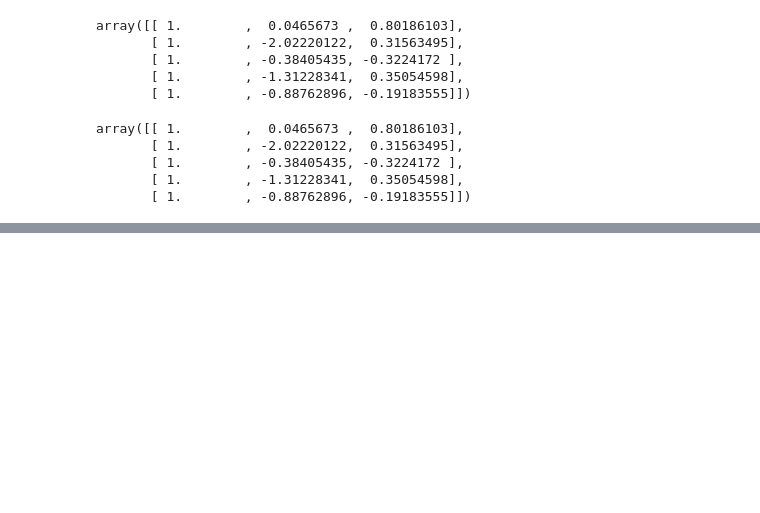
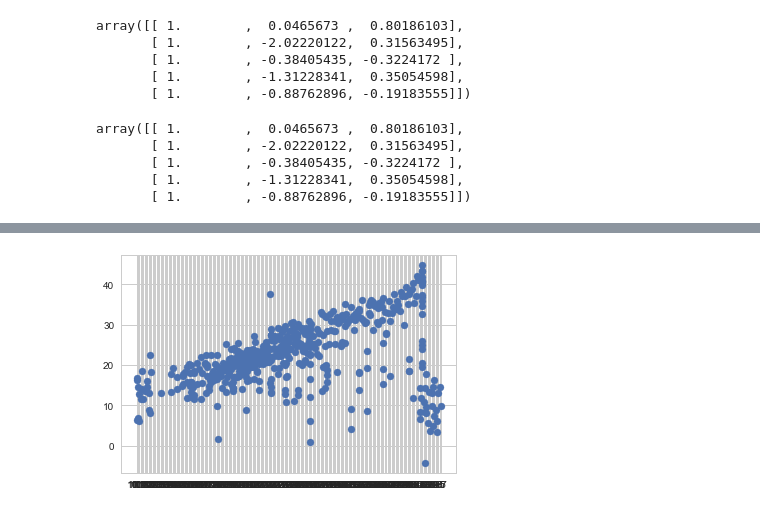
Before and after one commit to Junhojuno/TIL, a Jupyter notebook: machinelearning/statsmodels/regression_basic.ipynb, the cells around one changed output, grey strips where cells are left out. Drawn from its saved outputs; the diff is of its cells as text; code cells hidden in the pictures; blank space fills up the shorter version.

```diff
--- a/machinelearning/statsmodels/regression_basic.ipynb
+++ b/machinelearning/statsmodels/regression_basic.ipynb
@@ -38,0 +130,8 @@ array([[ 1.        ,  0.0465673 ,  0.80186103],
+# %%
+dfX0 = pd.DataFrame(boston.data, columns=boston.feature_names)
+dfX = sm.add_constant(dfX0) # augmentation
+dfy = pd.DataFrame(boston.target, columns=["MEDV"])
+
+model_boston2 = sm.OLS(dfy, dfX)
+result_boston2 = model_boston2.fit() # 모형 추정결과가 객체로 출력된다.
+print(result_boston2.summary())
@@ -38,0 +156,8 @@ array([[ 1.        ,  0.0465673 ,  0.80186103],
+# %%
+dfy_new = result_boston2.predict(dfX)
+
+# plt.figure(figsize=(8,3))
+plt.scatter(dfy, dfy_new) # 실제집값과 추정 집값 비교
+plt.show()
+# %% [output]
+[figure, added]
```
Also changed, not shown: parts of 22 cells of this notebook.
